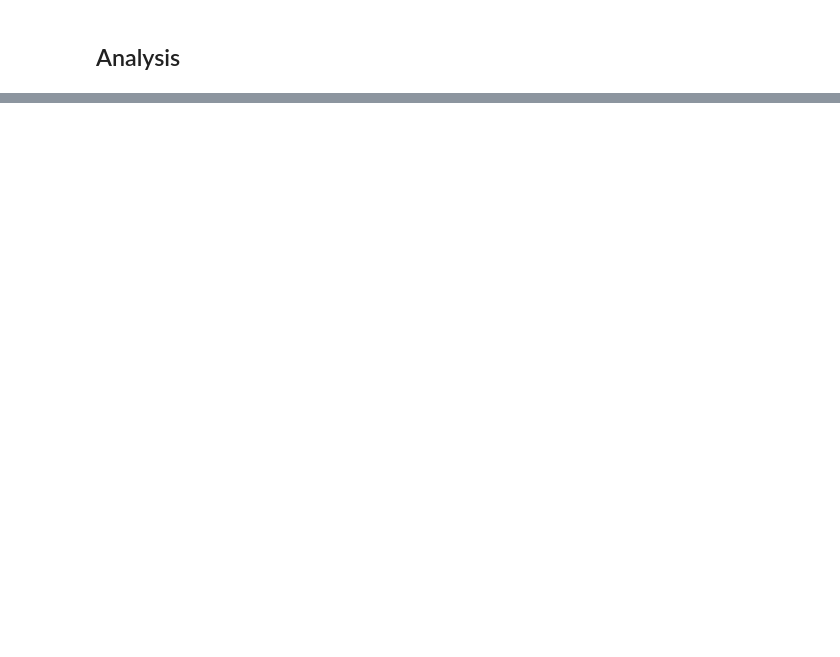
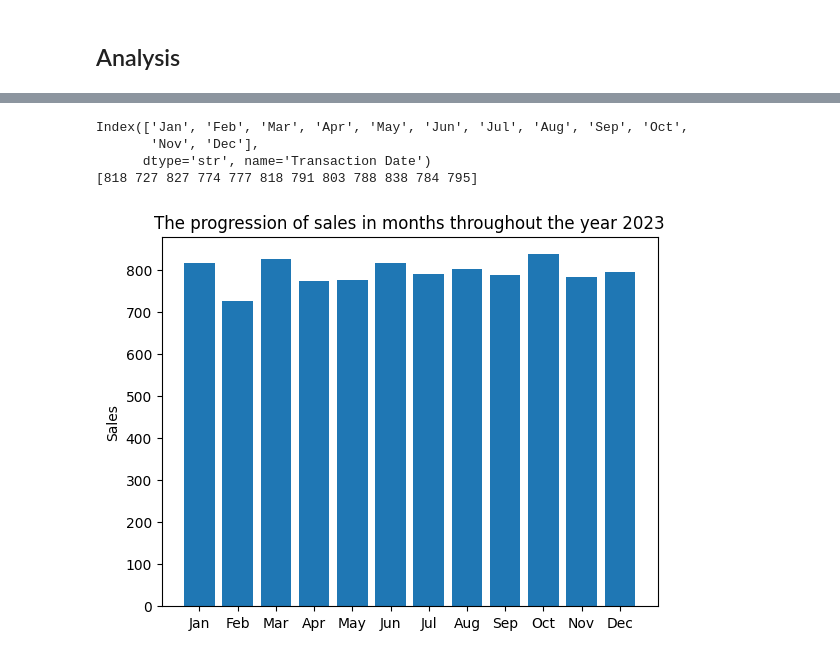
Before and after one commit to Gerum-Berhanu/data-cleaning, a Jupyter notebook: cafe.ipynb, the cells around one changed output, grey strips where cells are left out. Saved outputs shown, nothing was run; the diff lists cells and outputs as text; code cells hidden in the pictures; blank space fills up the shorter version.

Commit message:
analysis on progression of sales monthly sales

```diff
--- a/cafe.ipynb
+++ b/cafe.ipynb
@@ -303,3 +310,6 @@ Average (median) sales in a day = 26.0
 # %%
-df
+date_counts.index = pd.to_datetime(date_counts.index)
+monthly_counts = date_counts.groupby(date_counts.index.to_period("M")).sum()
+monthly_counts.index = monthly_counts.index.strftime("%b")
+display(monthly_counts)
 # %% [output]
@@ -318,0 +347,18 @@ df
+# %%
+x_values = monthly_counts.index
+y_values = monthly_counts.values
+
+print(x_values)
+print(y_values)
+# %% [output]
+Index(['Jan', 'Feb', 'Mar', 'Apr', 'May', 'Jun', 'Jul', 'Aug', 'Sep', 'Oct',
+       'Nov', 'Dec'],
+      dtype='str', name='Transaction Date')
+[818 727 827 774 777 818 791 803 788 838 784 795]
+# %%
+plt.bar(x_values, y_values)
+plt.title("The progression of sales in months throughout the year 2023")
+plt.ylabel("Sales")
+plt.show()
+# %% [output]
+[figure, added]
```
Also changed, not shown: parts of 8 cells of this notebook, 2 other files.
